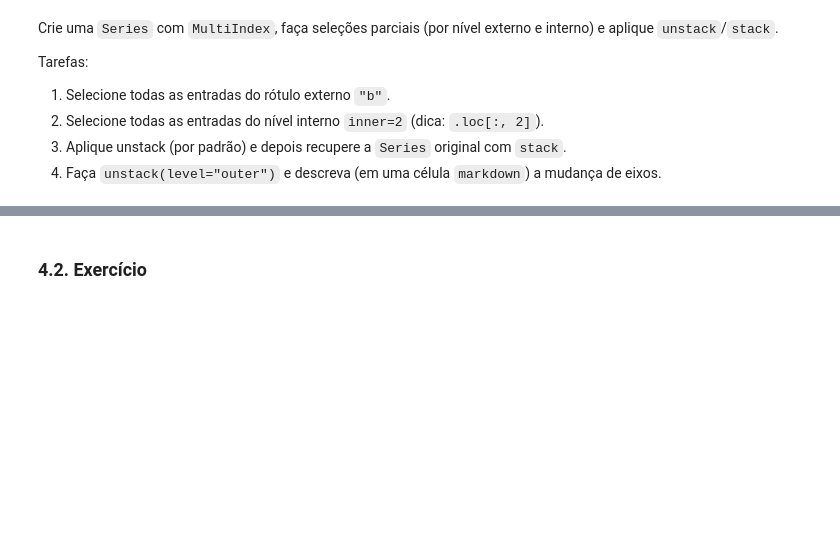
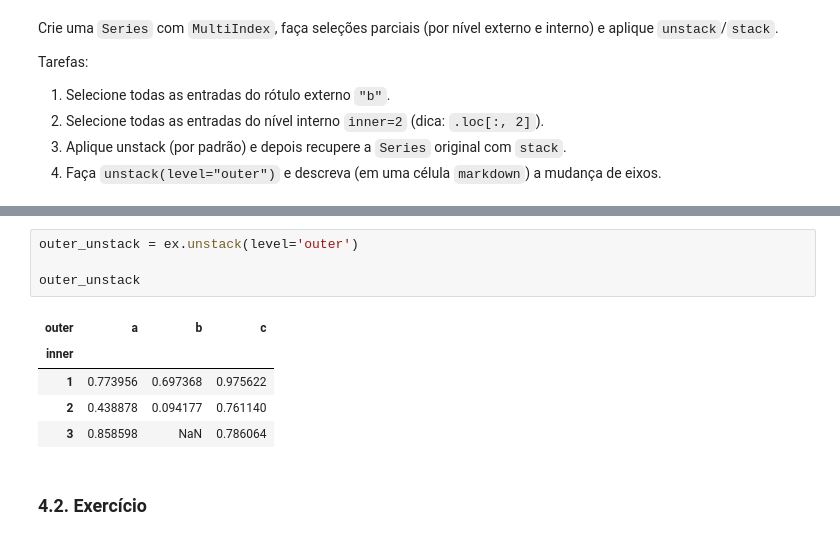
Before and after one commit to Somutt/revisao_py, a Jupyter notebook: 01_python_fundamentals/module05.ipynb, the cells around one changed output, grey strips where cells are left out. Drawn from its saved outputs; the diff is of its cells as text; blank space fills up the shorter version.

```diff
--- a/01_python_fundamentals/module05.ipynb
+++ b/01_python_fundamentals/module05.ipynb
@@ -1592,3 +1595,13 @@ inner
+# %%
+outer_unstack = ex.unstack(level='outer')
+
+outer_unstack
+# %% [output]
+| outer | a | b | c |
+| inner |  |  |  |
+| 1 | 0.773956 | 0.697368 | 0.975622 |
+| 2 | 0.438878 | 0.094177 | 0.761140 |
+| 3 | 0.858598 | NaN | 0.786064 |
 # %% [markdown]
 ### 4.2. Exercício
 # %% [markdown]
```
Also changed, not shown: parts of 23 cells of this notebook.
